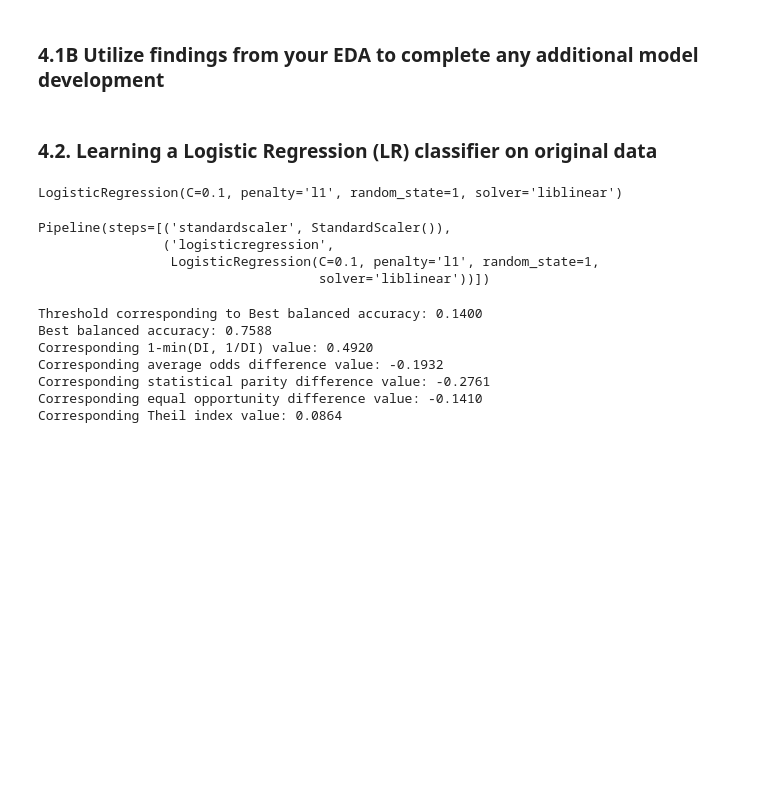
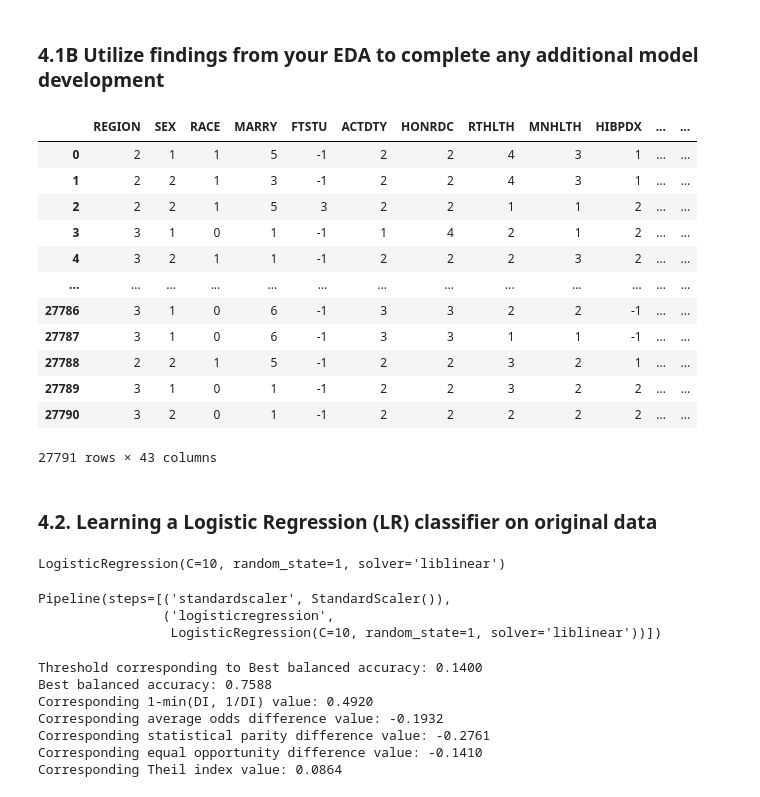
Before and after one commit to 474benchen/capstone_replication, a Jupyter notebook: replication-project-part-02-model-dev-fairness-eval.ipynb, the cells around one changed output. Cells and saved outputs as stored; diff of their text form; code cells hidden in the pictures; blank space fills up the shorter version.

```diff
--- a/replication-project-part-02-model-dev-fairness-eval.ipynb
+++ b/replication-project-part-02-model-dev-fairness-eval.ipynb
@@ -843,6 +799,31 @@ dev_X = dev_X.drop(columns = 'PERWT15F')
 dev_X['PCS42Bins'] = pd.cut(dev_X['PCS42'], 14, labels = [-1, 1, 2, 3, 4, 5, 6, 7, 8, 9, 10, 11, 12, 13])
 dev_X['MCS42Bins'] = pd.cut(dev_X['MCS42'], 11, labels = [-1, 1, 2, 3, 4, 5, 6, 7, 8, 9, 10])
 dev_X = dev_X.drop(columns = ['PCS42', 'MCS42'])
+# %%
+# lets bin age with bin size 10 -> ID assigned by taking the floor of the age (i.e. 19 -> 1)
+bins = list(range(10,100, 10))
+labels = list(range(1,9))
+dev_X['AGEBins'] = pd.cut(dev_X['AGE'], bins =  bins, labels=labels, right=False)
+dev_X = dev_X.drop(columns = ['AGE'])
+# %%
+# I think we should drop the panel label too - don't want to introduce something weird in the result
+dev_X = dev_X.drop(columns = ['PANEL'])
+# %%
+dev_X
+# %% [output]
+|  | REGION | SEX | RACE | MARRY | FTSTU | ACTDTY | HONRDC | RTHLTH | MNHLTH | HIBPDX | ... | ... |
+| 0 | 2 | 1 | 1 | 5 | -1 | 2 | 2 | 4 | 3 | 1 | ... | ... |
+| 1 | 2 | 2 | 1 | 3 | -1 | 2 | 2 | 4 | 3 | 1 | ... | ... |
+| 2 | 2 | 2 | 1 | 5 | 3 | 2 | 2 | 1 | 1 | 2 | ... | ... |
+| 3 | 3 | 1 | 0 | 1 | -1 | 1 | 4 | 2 | 1 | 2 | ... | ... |
+| 4 | 3 | 2 | 1 | 1 | -1 | 2 | 2 | 2 | 3 | 2 | ... | ... |
+| ... | ... | ... | ... | ... | ... | ... | ... | ... | ... | ... | ... | ... |
+| 27786 | 3 | 1 | 0 | 6 | -1 | 3 | 3 | 2 | 2 | -1 | ... | ... |
+| 27787 | 3 | 1 | 0 | 6 | -1 | 3 | 3 | 1 | 1 | -1 | ... | ... |
+| 27788 | 2 | 2 | 1 | 5 | -1 | 2 | 2 | 3 | 2 | 1 | ... | ... |
+| 27789 | 3 | 1 | 0 | 1 | -1 | 2 | 2 | 3 | 2 | 2 | ... | ... |
+| 27790 | 3 | 2 | 0 | 1 | -1 | 2 | 2 | 2 | 2 | 2 | ... | ... |
+27791 rows × 43 columns
 # %%
 dev_dataset = StandardDataset(dev_X, label_name = 'UTILIZATION', favorable_classes=[1],
                  protected_attribute_names= ['RACE'], privileged_classes = [[1]], metadata=default_mappings)
@@ -859,7 +840,7 @@ clf = GridSearchCV(LogisticRegression(solver = 'liblinear', random_state=1), par
 clf = clf.fit(dev_dataset_X_train.features, dev_dataset_X_train.labels.ravel())
 clf.best_estimator_
 # %% [output]
-LogisticRegression(C=0.1, penalty='l1', random_state=1, solver='liblinear')
+LogisticRegression(C=10, random_state=1, solver='liblinear')
 # %%
 # applying best estimator
 log_clf = make_pipeline(StandardScaler(), clf.best_estimator_)
@@ -867,8 +848,7 @@ log_clf.fit(dev_dataset_X_train.features, dev_dataset_X_train.labels.ravel())
 # %% [output]
 Pipeline(steps=[('standardscaler', StandardScaler()),
                 ('logisticregression',
-                 LogisticRegression(C=0.1, penalty='l1', random_state=1,
-                                    solver='liblinear'))])
+                 LogisticRegression(C=10, random_state=1, solver='liblinear'))])
 # %%
 # validation metric summary
 thresh_arr = np.linspace(0.01, 0.5, 50)
```
Also changed, not shown: parts of 12 cells of this notebook, 1 other file.
